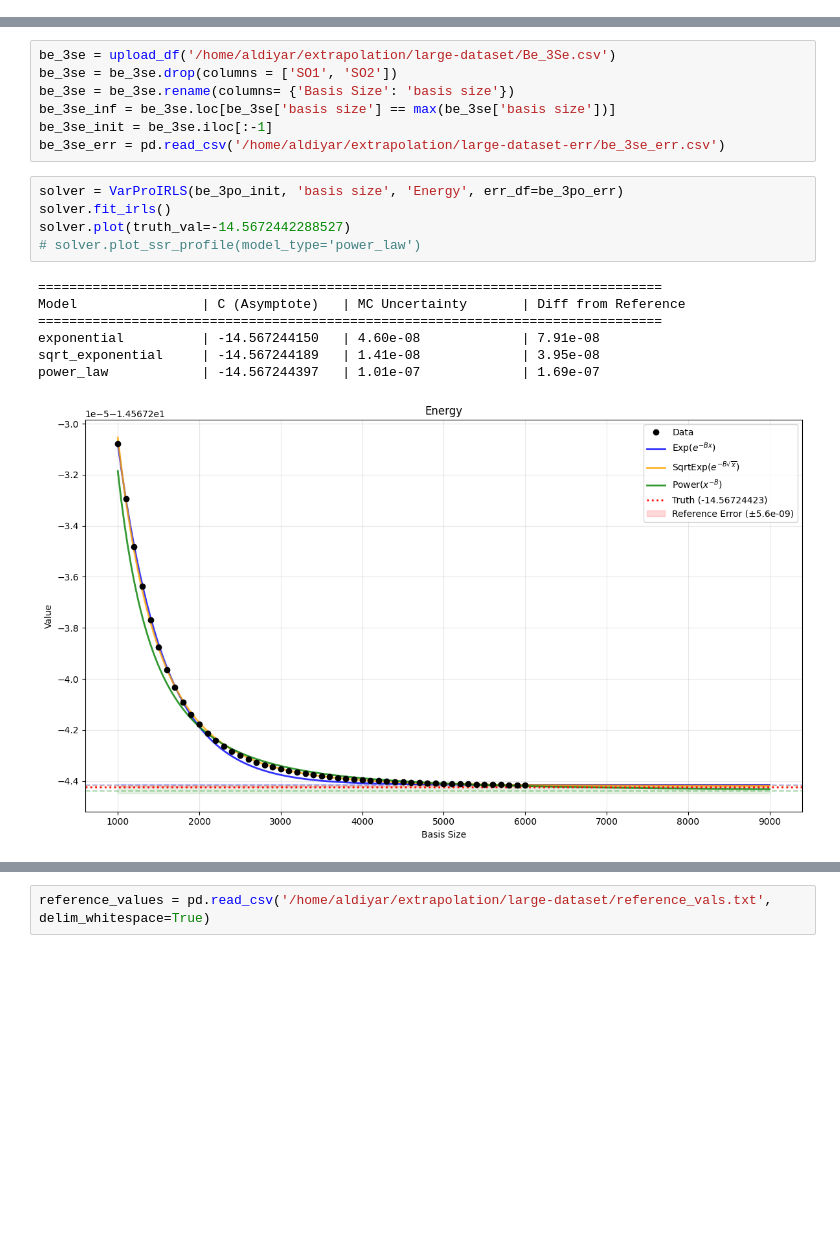
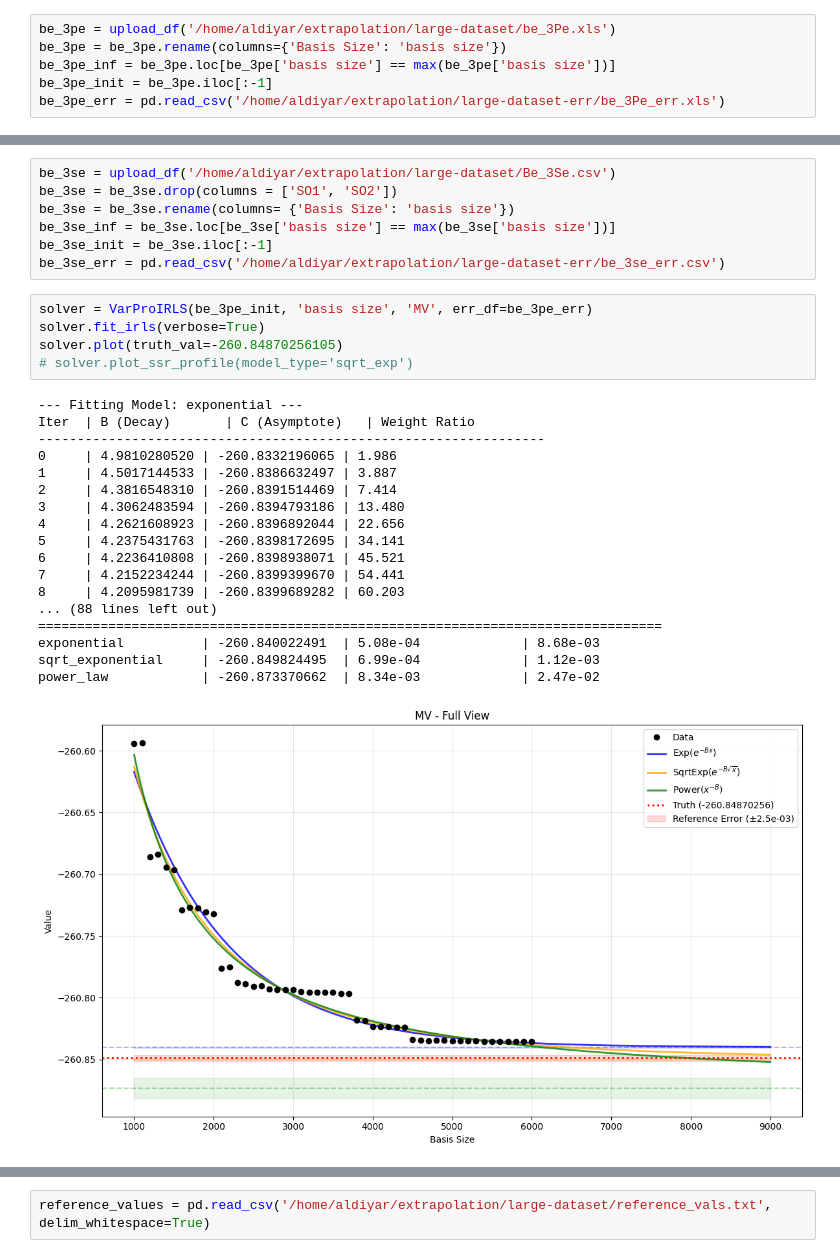
Before and after one commit to trulyaldi/extrapolation, a Jupyter notebook: src/main.ipynb, the cells around one changed output, grey strips where cells are left out. Cells and saved outputs as stored; diff of their text form; blank space fills up the shorter version.

```diff
--- a/src/main.ipynb
+++ b/src/main.ipynb
@@ -89,3 +104,9 @@ All error dataframes created successfully!
+# %%
+be_3pe = upload_df('/home/aldiyar/extrapolation/large-dataset/be_3Pe.xls')
+be_3pe = be_3pe.rename(columns={'Basis Size': 'basis size'})
+be_3pe_inf = be_3pe.loc[be_3pe['basis size'] == max(be_3pe['basis size'])]
+be_3pe_init = be_3pe.iloc[:-1]
+be_3pe_err = pd.read_csv('/home/aldiyar/extrapolation/large-dataset-err/be_3Pe_err.xls')
 # %%
 li_2se = upload_df('/home/aldiyar/extrapolation/large-dataset/Li_2Se.csv')
 li_2se = li_2se.drop(columns = ['SO1', 'SO2'])
@@ -129,15 +150,26 @@ be_3se_inf = be_3se.loc[be_3se['basis size'] == max(be_3se['basis size'])]
 be_3se_init = be_3se.iloc[:-1]
 be_3se_err = pd.read_csv('/home/aldiyar/extrapolation/large-dataset-err/be_3se_err.csv')
 # %%
-solver = VarProIRLS(be_3po_init, 'basis size', 'Energy', err_df=be_3po_err)
-solver.fit_irls()
-solver.plot(truth_val=-14.5672442288527)
-# solver.plot_ssr_profile(model_type='power_law')
+solver = VarProIRLS(be_3pe_init, 'basis size', 'MV', err_df=be_3pe_err)
+solver.fit_irls(verbose=True)
+solver.plot(truth_val=-260.84870256105)
+# solver.plot_ssr_profile(model_type='sqrt_exp')
 # %% [output]
+--- Fitting Model: exponential ---
+Iter  | B (Decay)       | C (Asymptote)   | Weight Ratio
+-----------------------------------------------------------------
+0     | 4.9810280520 | -260.8332196065 | 1.986
+1     | 4.5017144533 | -260.8386632497 | 3.887
+2     | 4.3816548310 | -260.8391514469 | 7.414
+3     | 4.3062483594 | -260.8394793186 | 13.480
+4     | 4.2621608923 | -260.8396892044 | 22.656
+5     | 4.2375431763 | -260.8398172695 | 34.141
+6     | 4.2236410808 | -260.8398938071 | 45.521
+7     | 4.2152234244 | -260.8399399670 | 54.441
+8     | 4.2095981739 | -260.8399689282 | 60.203
+... (88 lines left out)
 ================================================================================
-Model                | C (Asymptote)   | MC Uncertainty       | Diff from Reference
-================================================================================
-exponential          | -14.567244150   | 4.60e-08             | 7.91e-08
-sqrt_exponential     | -14.567244189   | 1.41e-08             | 3.95e-08
-power_law            | -14.567244397   | 1.01e-07             | 1.69e-07
+exponential          | -260.840022491  | 5.08e-04             | 8.68e-03
+sqrt_exponential     | -260.849824495  | 6.99e-04             | 1.12e-03
+power_law            | -260.873370662  | 8.34e-03             | 2.47e-02
-[figure, old version]
+[figure, new version]
```
Also changed, not shown: parts of 6 cells of this notebook, 2 other files.
